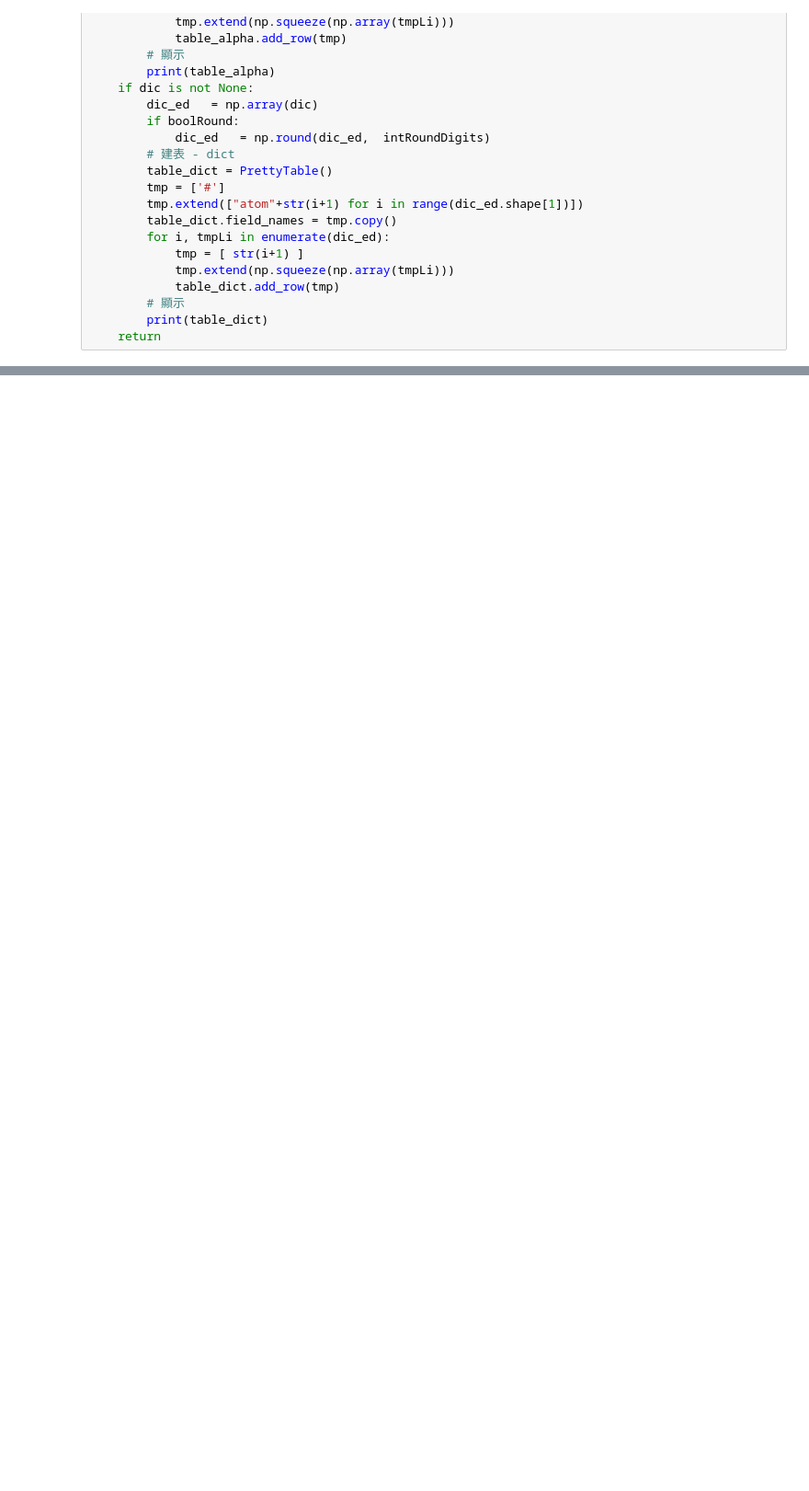
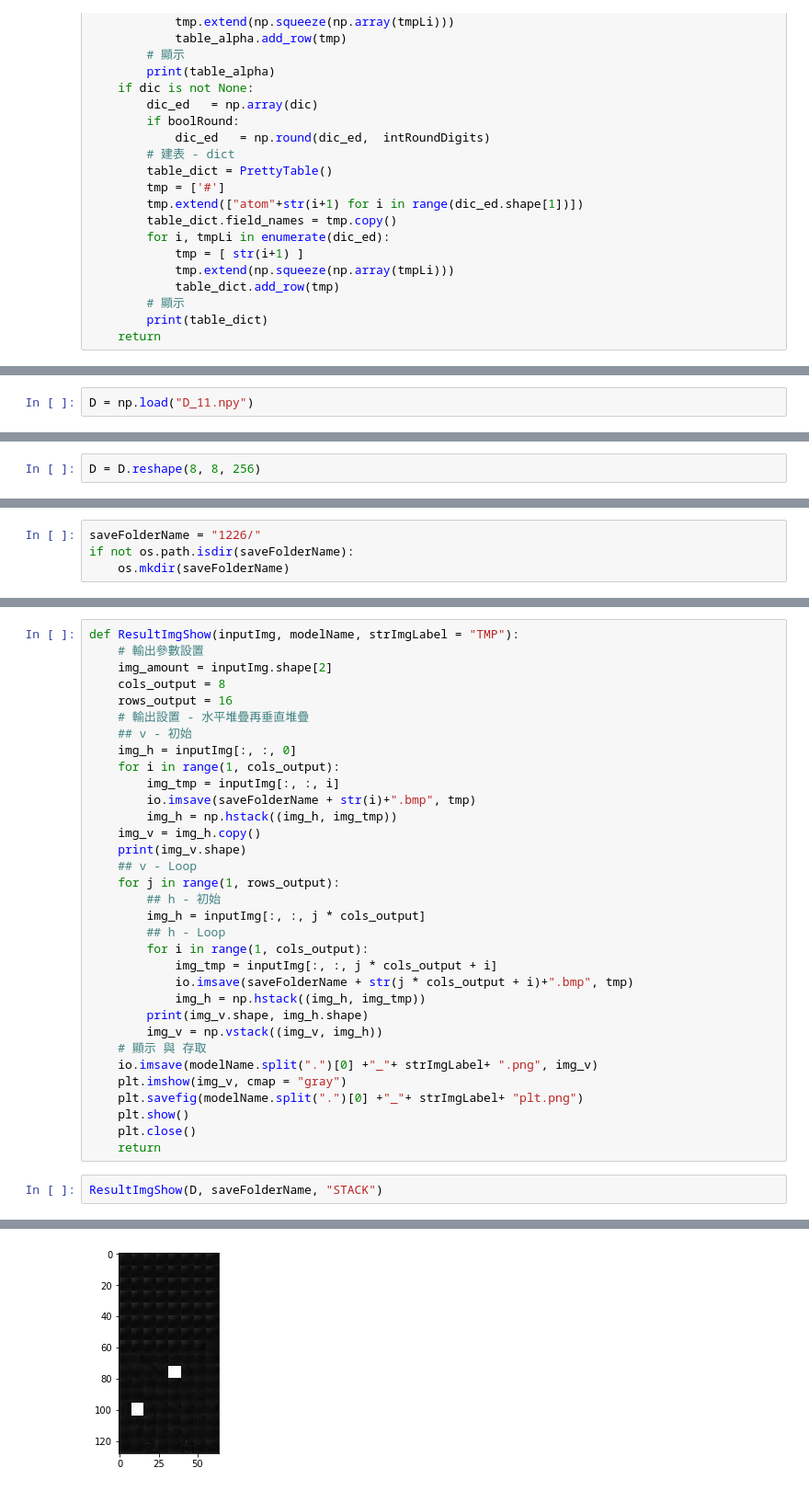
Before and after one commit to Stronglian/SparseCoding_1071Course, a Jupyter notebook: 1210_image sparse coding/1224_02_makeReslut.ipynb, the cells around one changed output, grey strips where cells are left out. Shown at 92% size. Saved outputs shown, nothing was run; the diff lists cells and outputs as text; blank space fills up the shorter version.

```diff
--- a/1210_image sparse coding/1224_02_makeReslut.ipynb
+++ b/1210_image sparse coding/1224_02_makeReslut.ipynb
@@ -381,0 +388,2 @@ PSNR: 26.098180708479475
+# %%
+D = np.load("D_11.npy")
@@ -381,0 +394,2 @@ PSNR: 26.098180708479475
+# %%
+D = D.reshape(8, 8, 256)
@@ -381,0 +400,4 @@ PSNR: 26.098180708479475
+# %%
+saveFolderName = "1226/"
+if not os.path.isdir(saveFolderName):
+    os.mkdir(saveFolderName)
@@ -381,0 +408,36 @@ PSNR: 26.098180708479475
+# %%
+def ResultImgShow(inputImg, modelName, strImgLabel = "TMP"):
+    # 輸出參數設置
+    img_amount = inputImg.shape[2]
+    cols_output = 8
+    rows_output = 16
+    # 輸出設置 - 水平堆疊再垂直堆疊
+    ## v - 初始
+    img_h = inputImg[:, :, 0]
+    for i in range(1, cols_output):
+        img_tmp = inputImg[:, :, i]
+        io.imsave(saveFolderName + str(i)+".bmp", tmp)
+        img_h = np.hstack((img_h, img_tmp))
+    img_v = img_h.copy()
+    print(img_v.shape)
+    ## v - Loop
+    for j in range(1, rows_output):
+        ## h - 初始
+        img_h = inputImg[:, :, j * cols_output]
+        ## h - Loop
+        for i in range(1, cols_output):
+            img_tmp = inputImg[:, :, j * cols_output + i]
+            io.imsave(saveFolderName + str(j * cols_output + i)+".bmp", tmp)
+            img_h = np.hstack((img_h, img_tmp))
+        print(img_v.shape, img_h.shape)
+        img_v = np.vstack((img_v, img_h))
+    # 顯示 與 存取
+    io.imsave(modelName.split(".")[0] +"_"+ strImgLabel+ ".png", img_v)
+    plt.imshow(img_v, cmap = "gray")
+    plt.savefig(modelName.split(".")[0] +"_"+ strImgLabel+ "plt.png")
+    plt.show()
+    plt.close()
+    return
+# %%
+ResultImgShow(D, saveFolderName, "STACK")
+# %% [output]
@@ -381,0 +460 @@ PSNR: 26.098180708479475
+[figure, added]
```
Also changed, not shown: parts of 8 cells of this notebook.
